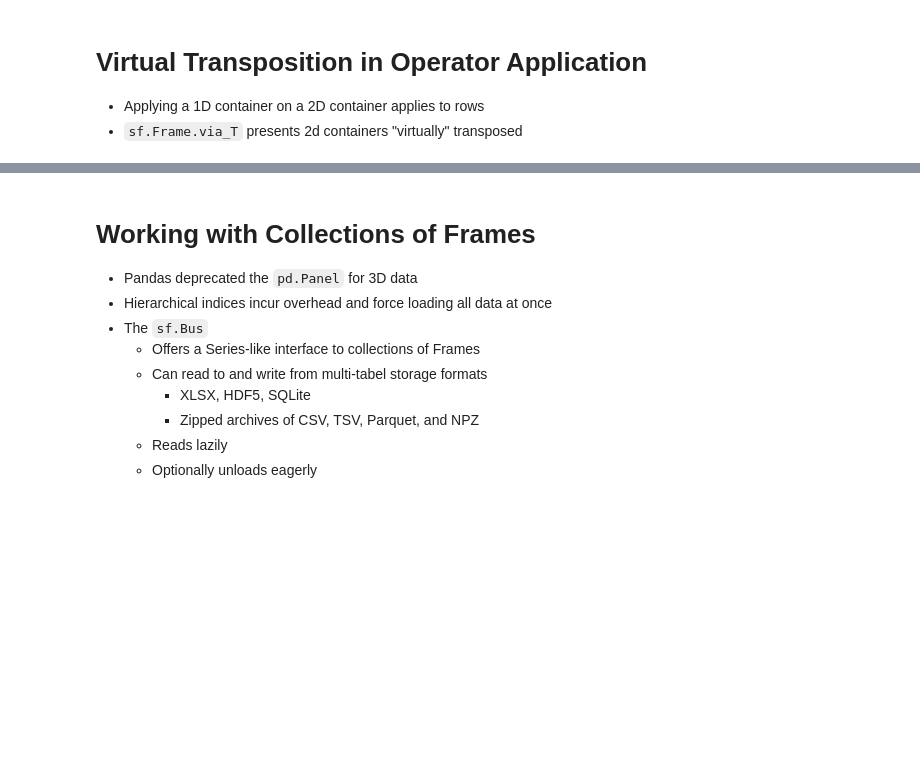
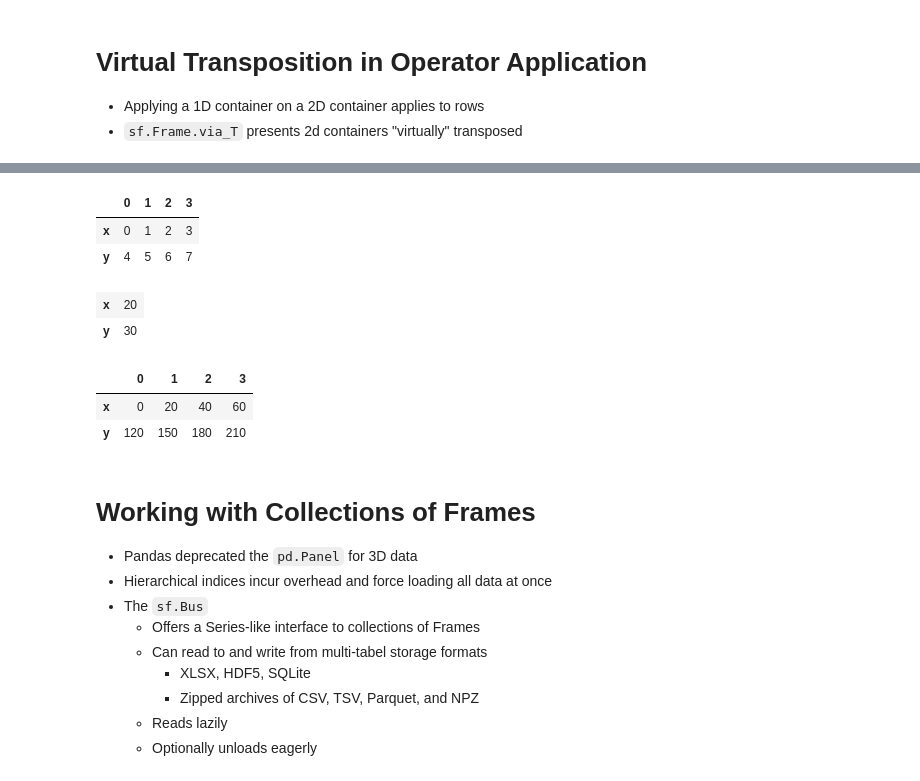
Before and after one commit to static-frame/static-frame, a Jupyter notebook: doc/source/articles/dfbp.ipynb, the cells around one changed output, grey strips where cells are left out. Drawn from its saved outputs; the diff is of its cells as text; code cells hidden in the pictures; blank space fills up the shorter version.

```diff
--- a/doc/source/articles/dfbp.ipynb
+++ b/doc/source/articles/dfbp.ipynb
@@ -510,3 +597,17 @@ display(f1['C'].astype(np.datetime64).via_dt.weekday())
+# %%
+# Using via_T, can apply column-wise application
+display(sf.Frame(np.arange(8).reshape(2, 4), index=tuple('xy')))
+display(f1['B'])
+sf.Frame(np.arange(8).reshape(2, 4), index=tuple('xy')).via_T * f1['B']
+# %% [output]
+|  | 0 | 1 | 2 | 3 |
+| x | 0 | 1 | 2 | 3 |
+| y | 4 | 5 | 6 | 7 |
+| x | 20 |
+| y | 30 |
+|  | 0 | 1 | 2 | 3 |
+| x | 0 | 20 | 40 | 60 |
+| y | 120 | 150 | 180 | 210 |
 # %% [markdown]
 # Working with Collections of Frames
 * Pandas deprecated the `pd.Panel` for 3D data
```
Also changed, not shown: parts of 17 cells of this notebook.
